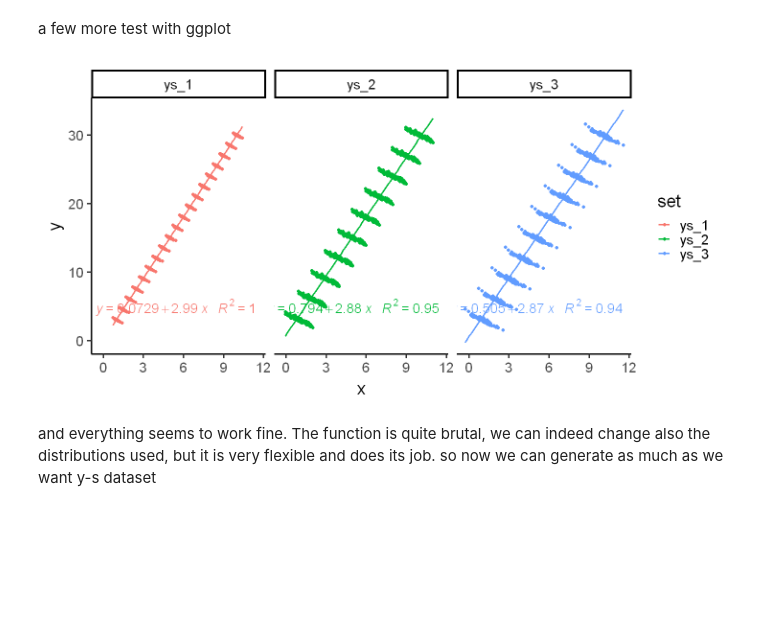
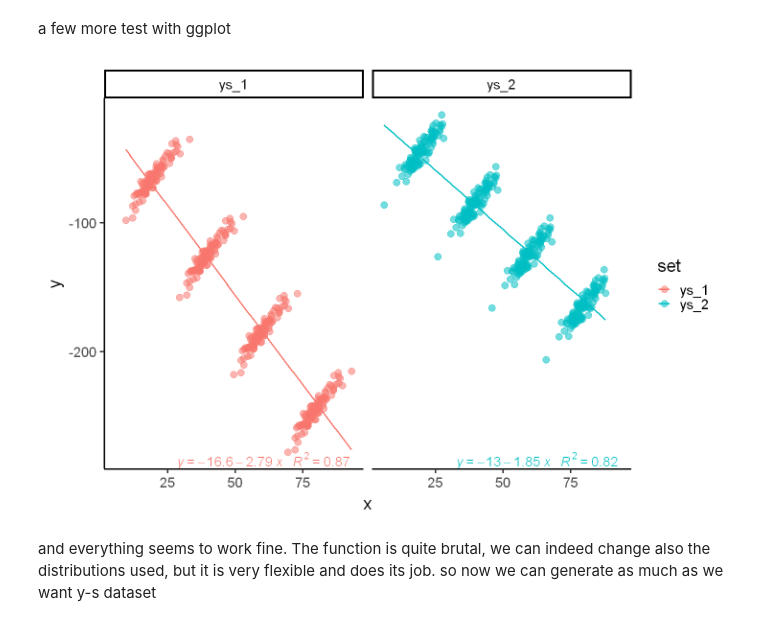
Before and after one commit to jojosgithub/blog, a Jupyter notebook: _notebooks/2021-07-04-ys.ipynb, the cells around one changed output. Drawn from its saved outputs; the diff is of its cells as text; code cells hidden in the pictures; blank space fills up the shorter version.

```diff
--- a/_notebooks/2021-07-04-ys.ipynb
+++ b/_notebooks/2021-07-04-ys.ipynb
@@ -43,13 +43,13 @@ So is it possible to write a function to create random Yule-Simpson's paradox da
 # %%
 
 library(ggpmisc)
-formula <- y ~ x
+method <- y ~ x
 pp <- ggplot(simpsons_paradox, aes(x= x, y= y, color = dataset)) +
-  geom_point(alpha = 0.3) +
+  geom_point(size=4,alpha=0.55) +
   facet_wrap(~dataset, ncol=3)  +
   geom_smooth(method = "lm", formula = formula, se = F) +
   stat_poly_eq(aes(label = paste(..eq.label.., ..rr.label.., sep = "~~~")),
-               label.x.npc = "right", label.y.npc = 0.15,
-               formula = formula, parse = TRUE, size =6)
+               label.x.npc = "right", label.y.npc = -1,
+               formula = method, parse = TRUE, size = 6)
 pp + theme_classic(base_size = 20)
 # %% [output]
@@ -90,19 +108,2 @@ for(theta in seq(-1,1,0.1)) {
 # %% [markdown]
 note: I used the base plot since it is was faster for me for prototyping amd inserting it in a loop the trick for creating the colors is taken from  https://rjbioinformatics.com/2016/07/10/creating-color-palettes-in-r/ and http://www.colbyimaging.com/wiki/statistics/color-bars. now we are ready to test this snippets to create a simpson plot
-# %%
-
-theta <- -0.3
-xi <- x*cos(pi*theta)-y*sin(pi*theta)
-yi <- x*sin(pi*theta)-y*cos(pi*theta)
-plot(xi,yi,ylim=c(-2,2))
-
-m=3
-xstart=1
-xend=10
-xseq <- seq(xstart,xend,0.3)
-yseq <- m*xseq
-library(foreach)
-
-xsimp <- foreach(i=1:length(xseq)) %do%  { xseq[i]+xi }
-ysimp <- foreach(i=1:length(yseq)) %do%  { yseq[i]+yi }
-plot(unlist(xsimp),unlist(ysimp))
@@ -142,31 +139,31 @@ return(my.list)
 a few more test with ggplot
 # %%
 
-st1 <- yulsim (m=3,xstart=1,xend=10,theta=-0.3,step=0.5,nf=0.1,npoints=100)
-st2 <- yulsim (m=3,xstart=1,xend=10,theta=-0.3,step=1,nf=0.5,npoints=100)
-st3 <- yulsim (m=3,xstart=1,xend=10,theta=-0.3,step=1,nf=0.5,npoints=100)
+st1 <- yulsim (m=-3,xstart=20,xend=80,theta=0.4,step=20,nfx=12,nfy=2,npoints=100,coeff=-5)
+st2 <- yulsim (m=-2,xstart=20,xend=80,theta=0.4,step=20,nfx=12,nfy=2,npoints=100,coeff=-5)
+
 
 ys1 <- st1$out
 ys2 <- st2$out
-ys3 <- st3$out
+
 
 ys1$set <- "ys_1"
 ys2$set <- "ys_2"
-ys3$set <- "ys_3"
 
-ysset <-  rbind(ys1,ys2,ys3)
+
+ysset <-  rbind(ys1,ys2)
 
 
 p2 <-  ggplot(ysset, aes(x=x, y=y, colour=set))+
-    geom_point()+
+    geom_point(size=4,alpha=0.55)+
     theme(legend.position = "none")+
-    facet_wrap(~set, ncol=3) +
+    facet_wrap(~set, ncol=2) +
 	geom_smooth(method = "lm", formula = formula, se = F) +
 	stat_poly_eq(aes(label = paste(..eq.label.., ..rr.label.., sep = "~~~")),
-               label.x.npc = "right", label.y.npc = 0.15,
+               label.x.npc = "right", label.y.npc = -1,
                formula = formula, parse = TRUE, size = 6)
 p2 + theme_classic(base_size = 22)
 # %% [output]
-[figure, old version]
+[figure, new version]
 # %% [markdown]
 and everything seems to work fine. The function is quite brutal, we can indeed change also the distributions used, but it is very flexible and does its job. so now we can generate as much as we want y-s dataset
```
Also changed, not shown: parts of 6 cells of this notebook.
